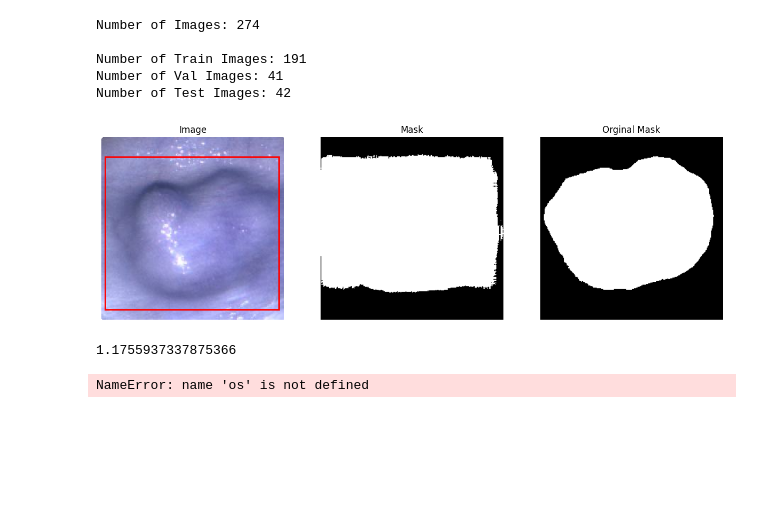
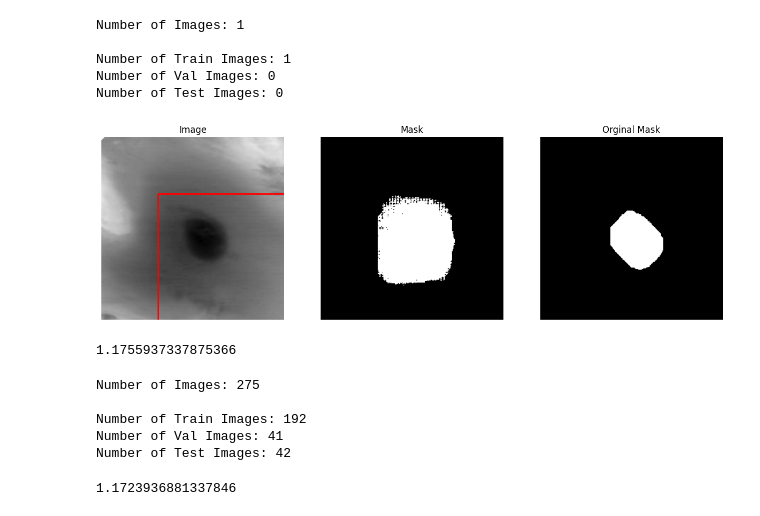
Before and after one commit to RibaDiba/tumor-segmentation, a Jupyter notebook: SAM/visualizing.ipynb, the cells around one changed output. Drawn from its saved outputs; the diff is of its cells as text; code cells hidden in the pictures; blank space fills up the shorter version.

Commit message:
trained model

```diff
--- a/SAM/visualizing.ipynb
+++ b/SAM/visualizing.ipynb
@@ -28,7 +28,7 @@ processor = SamProcessor.from_pretrained("facebook/sam-vit-base")
 folder_path_model = './models/SAM_rgb.pth'
 
 my_mito_model = SamModel(config=model_config)
-my_mito_model.load_state_dict(torch.load('../models/SAM1.pth'))
+my_mito_model.load_state_dict(torch.load('SAM_rgb_new2.pth'))
 
 # set the device to cuda if available, otherwise use cpu
 device = "cuda" if torch.cuda.is_available() else "cpu"
@@ -54,17 +36,17 @@ SamModel(
 # %%
-train_images, train_masks, val_images, val_masks, test_images, test_masks = preprocess_rgb('../data/useable_data', 70, 15, 15)
+train_images, train_masks, val_images, val_masks, test_images, test_masks = preprocess_grayscale('../data/test_data', 100, 0, 0)
 # %% [output]
-Number of Images: 274
+Number of Images: 1
 
-Number of Train Images: 191
-Number of Val Images: 41
-Number of Test Images: 42
+Number of Train Images: 1
+Number of Val Images: 0
+Number of Test Images: 0
 # %%
-idx = random.randint(0, len(test_images))
+idx = 0
 
 # load image
-test_image = test_images[idx]
-ground_truth_mask = test_masks[idx]
+test_image = train_images[idx]
+ground_truth_mask = train_masks[idx]
 
 prompt = get_bounding_box(ground_truth_mask)
 
@@ -72,34 +54,34 @@ inputs = processor(test_image, input_boxes=[[prompt]], return_tensors="pt")
 inputs = {k: v.to(device) for k, v in inputs.items()}
 
 my_mito_model.eval()
 
 with torch.no_grad():
     outputs = my_mito_model(**inputs, multimask_output=False)
 
 medsam_seg_prob = torch.sigmoid(outputs.pred_masks.squeeze(1))
 medsam_seg_prob = medsam_seg_prob.cpu().numpy().squeeze()
 medsam_seg = (medsam_seg_prob > 0.5).astype(np.uint8)
 
 fig, axes = plt.subplots(1, 3, figsize=(15, 5))
 
 bbox = prompt
 rect = patches.Rectangle((bbox[0], bbox[1]), bbox[2], bbox[3], linewidth=2, edgecolor='r', facecolor='none')
 axes[0].add_patch(rect)
 
 axes[0].imshow(np.array(test_image), cmap='gray')
 axes[0].set_title("Image")
 
 # Plot the second image on the right
 axes[1].imshow(medsam_seg, cmap='gray')
 axes[1].set_title("Mask")
 
 axes[2].imshow(ground_truth_mask, cmap = "gray")
 axes[2].set_title("Orginal Mask")
 
 for ax in axes:
     ax.axis("off")
 # %% [output]
-[figure, old version]
+[figure, new version]
 # %%
 import monai
 from monai.losses import DiceFocalLoss
@@ -129,6 +111,11 @@ importlib.reload(get_loss)
 
 from get_loss import get_loss_rgb
 
-get_loss_rgb("../models/SAM1.pth")
+get_loss_rgb("../models/SAM_grayscale.pth")
 # %% [output]
-NameError: name 'os' is not defined
+Number of Images: 275
+
+Number of Train Images: 192
+Number of Val Images: 41
+Number of Test Images: 42
+1.1723936881337846
```
Also changed, not shown: parts of 1 cell of this notebook, 2 other files.
